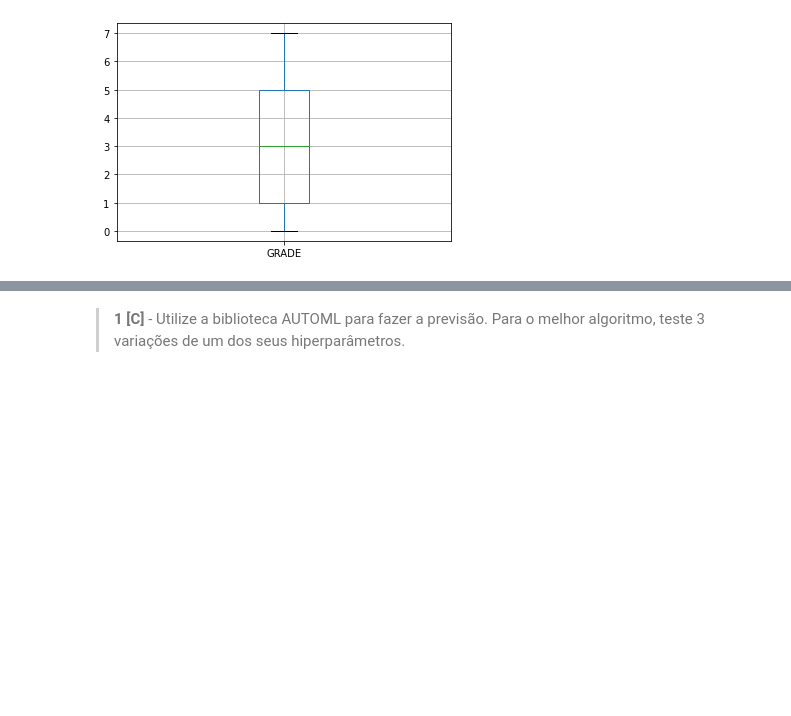
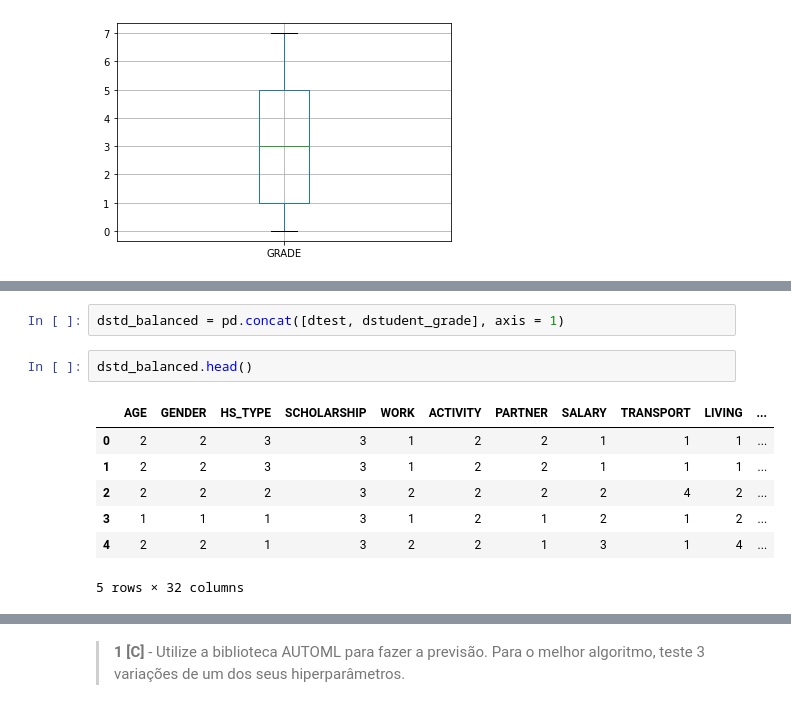
Before and after one commit to cori4nder/ia, a Jupyter notebook: Test02/Avaliacao02-IA-2022.ipynb, the cells around one changed output, grey strips where cells are left out. Saved outputs shown, nothing was run; the diff lists cells and outputs as text; blank space fills up the shorter version.

```diff
--- a/Test02/Avaliacao02-IA-2022.ipynb
+++ b/Test02/Avaliacao02-IA-2022.ipynb
@@ -223,0 +205,12 @@ dtype: int64
+# %%
+dstd_balanced = pd.concat([dtest, dstudent_grade], axis = 1)
+# %%
+dstd_balanced.head()
+# %% [output]
+|  | AGE | GENDER | HS_TYPE | SCHOLARSHIP | WORK | ACTIVITY | PARTNER | SALARY | TRANSPORT | LIVING | ... |
+| 0 | 2 | 2 | 3 | 3 | 1 | 2 | 2 | 1 | 1 | 1 | ... |
+| 1 | 2 | 2 | 3 | 3 | 1 | 2 | 2 | 1 | 1 | 1 | ... |
+| 2 | 2 | 2 | 2 | 3 | 2 | 2 | 2 | 2 | 4 | 2 | ... |
+| 3 | 1 | 1 | 1 | 3 | 1 | 2 | 1 | 2 | 1 | 2 | ... |
+| 4 | 2 | 2 | 1 | 3 | 2 | 2 | 1 | 3 | 1 | 4 | ... |
+5 rows × 32 columns
```
Also changed, not shown: parts of 33 cells of this notebook, 1 other file.
